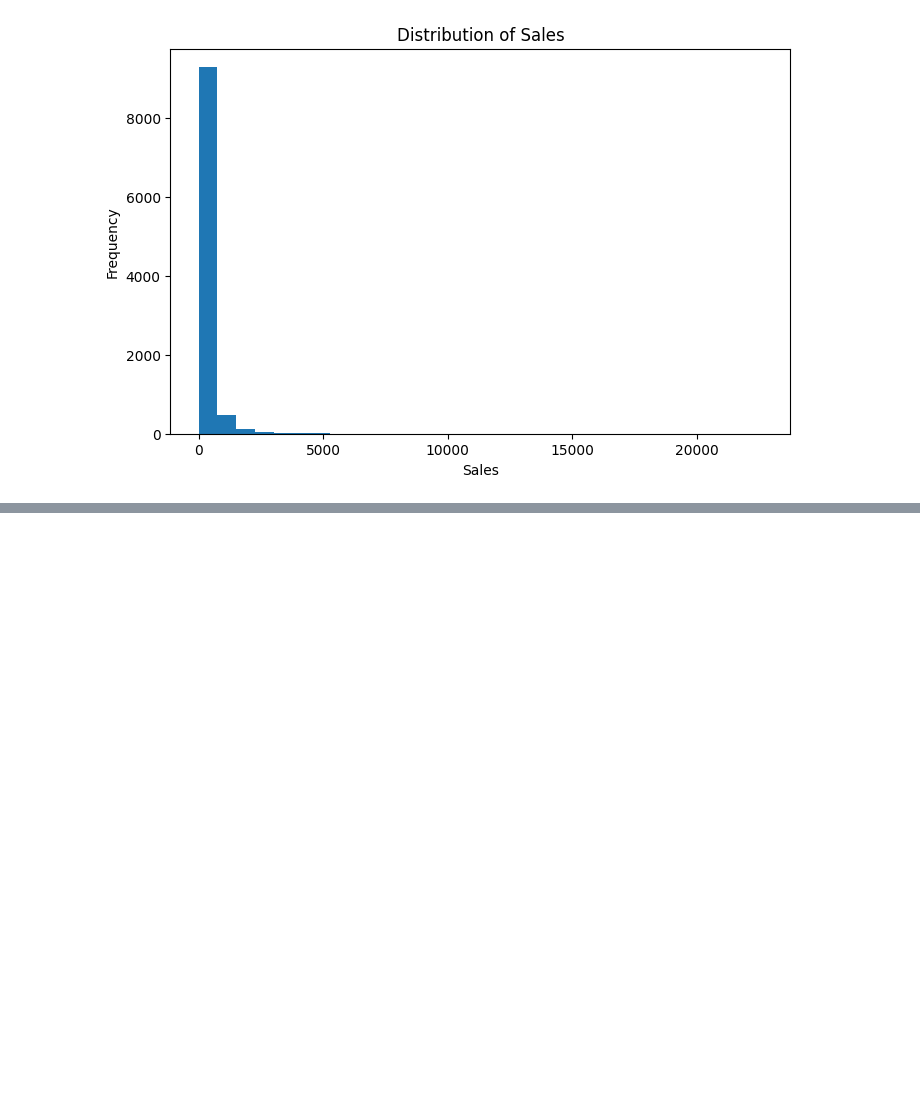
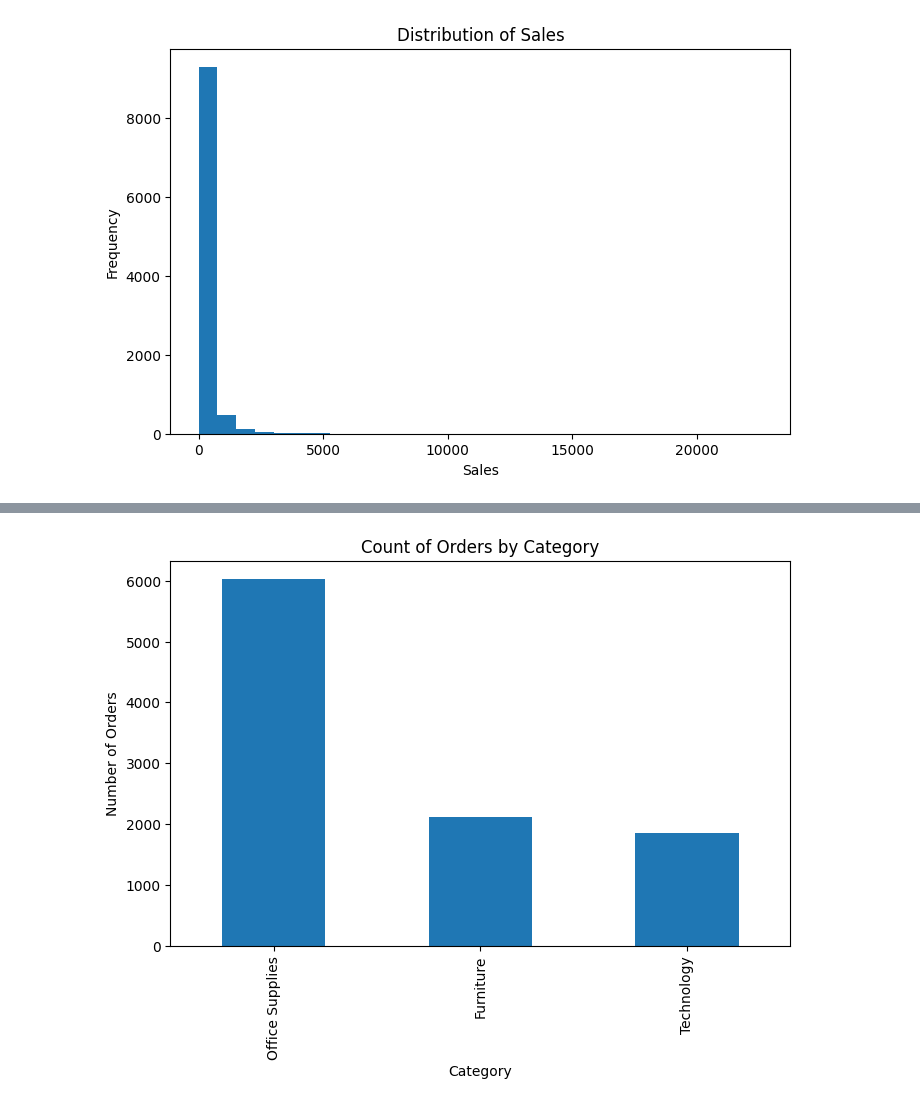
Before and after one commit to ddmeghana/ApexPlanet_Internship-Superstore-Data-Analysis, a Jupyter notebook: notebooks/t2.ipynb, the cells around one changed output, grey strips where cells are left out. Cells and saved outputs as stored; diff of their text form; code cells hidden in the pictures; blank space fills up the shorter version.

```diff
--- a/notebooks/t2.ipynb
+++ b/notebooks/t2.ipynb
@@ -132,0 +145,11 @@ plt.show()
+# %%
+#Bar chart of Category counts
+
+plt.figure(figsize=(8,5))
+df['Category'].value_counts().plot(kind='bar')
+plt.title("Count of Orders by Category")
+plt.xlabel("Category")
+plt.ylabel("Number of Orders")
+plt.show()
+# %% [output]
+[figure, added]
```
Also changed, not shown: parts of 25 cells of this notebook, 1 other file.
